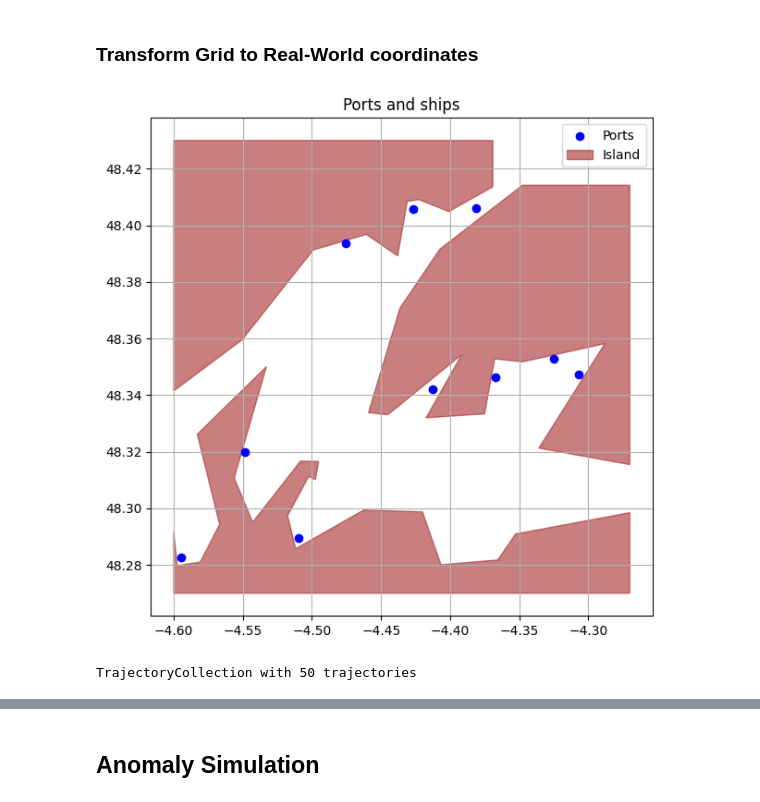
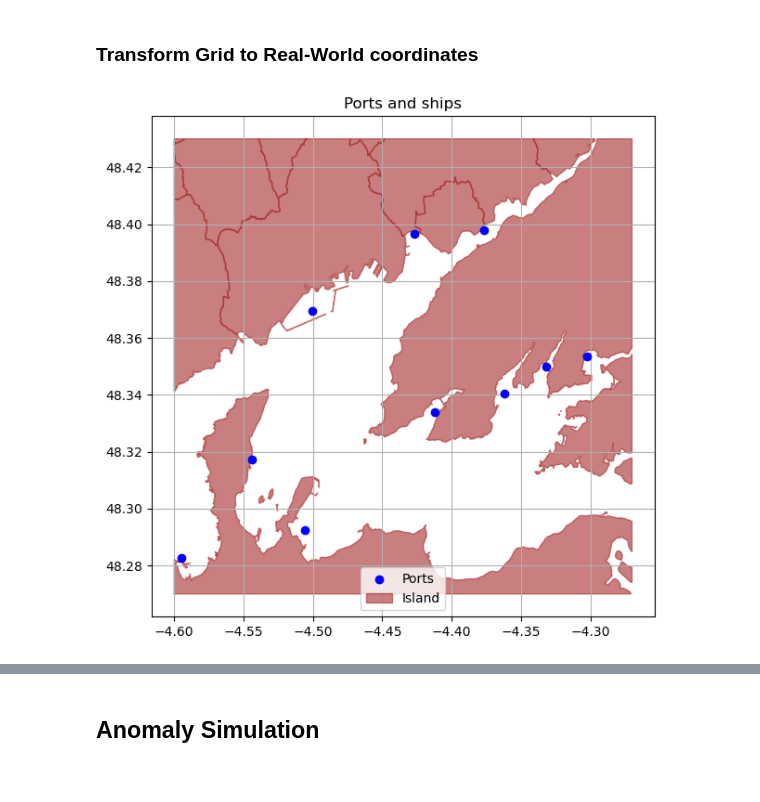
Before and after one commit to anitagraser/mesa, a Jupyter notebook: ships_hybrid_algorithm/ships.ipynb, the cells around one changed output, grey strips where cells are left out. Drawn from its saved outputs; the diff is of its cells as text; code cells hidden in the pictures.

```diff
--- a/ships_hybrid_algorithm/ships.ipynb
+++ b/ships_hybrid_algorithm/ships.ipynb
@@ -20,7 +25,7 @@ logging.basicConfig(
     format="%(asctime)s - %(levelname)s - %(message)s"
 )
 
-config_file="config/config.json"
+config_file="config/configV2.json"
 with open(config_file) as f:
     config = json.load(f)
 
@@ -154,35 +231,35 @@ df[["x", "y"]] = df.apply(
 time_step_seconds = config["time_step_seconds"]
 start_datetime = datetime.now()
 
 df["t"] = df["Step"].apply(lambda step: start_datetime + timedelta(seconds=step * time_step_seconds))
 
-tc = mpd.TrajectoryCollection(df, traj_id_col='AgentID', t='t', x='x', y='y', crs=31287)
+tc = mpd.TrajectoryCollection(df, traj_id_col='AgentID', t='t', x='x', y='y', crs="EPSG:4326")
 
 fig, ax = plt.subplots(figsize=(7,7))
 
 # Transform and plot ports
 geo_ports = [map_to_geocoords(x, y, config["geospatial_bounds"], config["width"], config["height"]) for x, y in config["ports"]]
 x_coords, y_coords = zip(*geo_ports)
 ax.scatter(x_coords, y_coords, color='blue', label='Ports', zorder=5)
 
 # Transform and plot obstacles
 for island in config["obstacles"]:
     geo_island = [map_to_geocoords(x, y, config["geospatial_bounds"], config["width"], config["height"]) for x, y in island]
     island_shape = Polygon(geo_island)
     x, y = island_shape.exterior.xy
     ax.fill(x,y, color="brown", alpha=0.6, label="Island" if 'Island' not in plt.gca().get_legend_handles_labels()[1] else "")
 
 
 
 ax.grid(True)
 
 # Labels and legend
 ax.legend()
 ax.set_title("Ports and ships")
 
 plt.show()
 # %% [output]
-[figure, old version]
+[figure, new version]
 # %%
 import movingpandas as mpd
 
@@ -194,8 +271,3 @@ tc = mpd.TrajectoryCollection(df, traj_id_col='AgentID', t='t', x='x', y='y', cr
-# %%
-#tc = mpd.TrajectoryCollection(df, traj_id_col='AgentID', t='t', x='x', y='y', crs=31287)
-tc
-# %% [output]
-TrajectoryCollection with 50 trajectories
 # %%
 import matplotlib.pyplot as plt
 from shapely.geometry import Polygon
```
Also changed, not shown: parts of 52 cells of this notebook, 14 other files.
